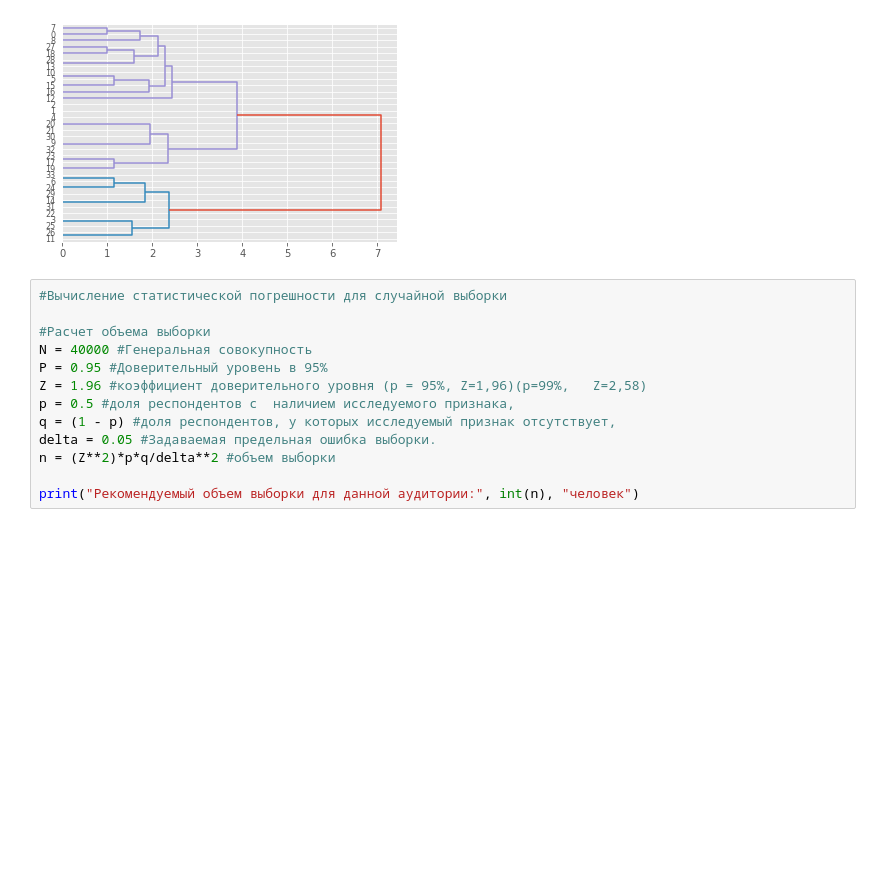
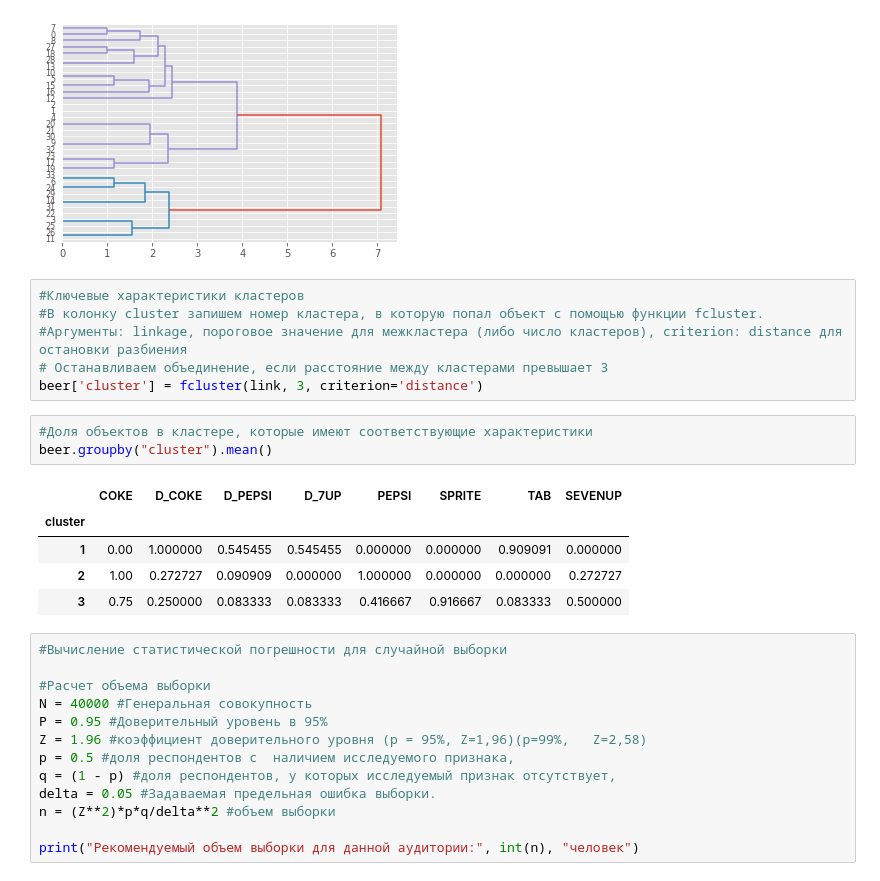
Before and after one commit to Gloriel/FlightPreparence, a Jupyter notebook: St8_StatisicFormules.ipynb, the cells around one changed output. Cells and saved outputs as stored; diff of their text form; blank space fills up the shorter version.

```diff
--- a/St8_StatisicFormules.ipynb
+++ b/St8_StatisicFormules.ipynb
@@ -136,6 +136,21 @@ array([[ 5., 10.,  0.,  2.],
 dn = dendrogram(link, orientation='right')
 # %% [output]
 [figure]
+# %%
+#Ключевые характеристики кластеров
+#В колонку cluster запишем номер кластера, в которую попал объект с помощью функции fcluster.
+#Аргументы: linkage, пороговое значение для межкластера (либо число кластеров), criterion: distance для остановки разбиения
+# Останавливаем объединение, если расстояние между кластерами превышает 3
+beer['cluster'] = fcluster(link, 3, criterion='distance')
+# %%
+#Доля объектов в кластере, которые имеют соответствующие характеристики
+beer.groupby("cluster").mean()
+# %% [output]
+|  | COKE | D_COKE | D_PEPSI | D_7UP | PEPSI | SPRITE | TAB | SEVENUP |
+| cluster |  |  |  |  |  |  |  |  |
+| 1 | 0.00 | 1.000000 | 0.545455 | 0.545455 | 0.000000 | 0.000000 | 0.909091 | 0.000000 |
+| 2 | 1.00 | 0.272727 | 0.090909 | 0.000000 | 1.000000 | 0.000000 | 0.000000 | 0.272727 |
+| 3 | 0.75 | 0.250000 | 0.083333 | 0.083333 | 0.416667 | 0.916667 | 0.083333 | 0.500000 |
 # %%
 #Вычисление статистической погрешности для случайной выборки
 
```
